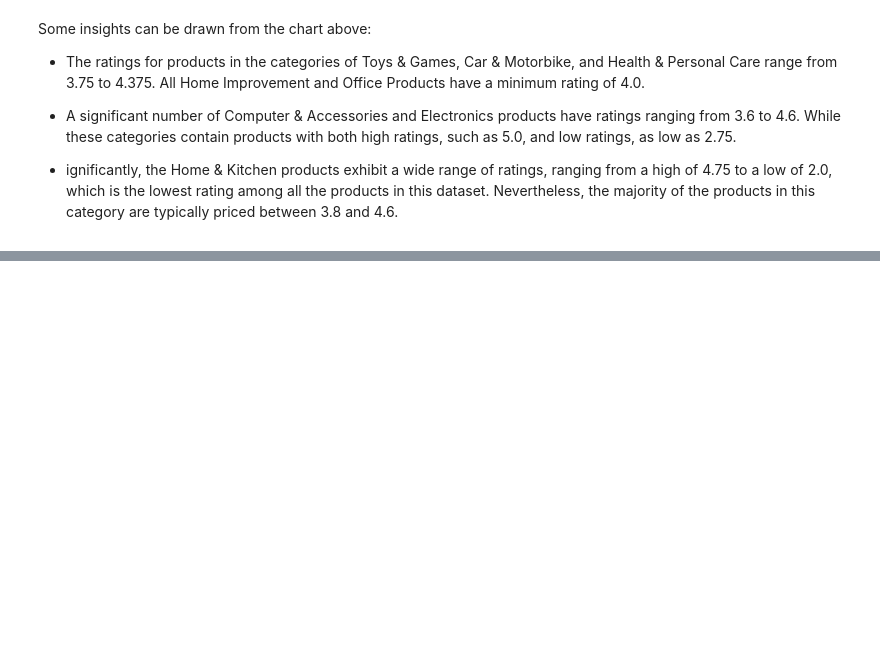
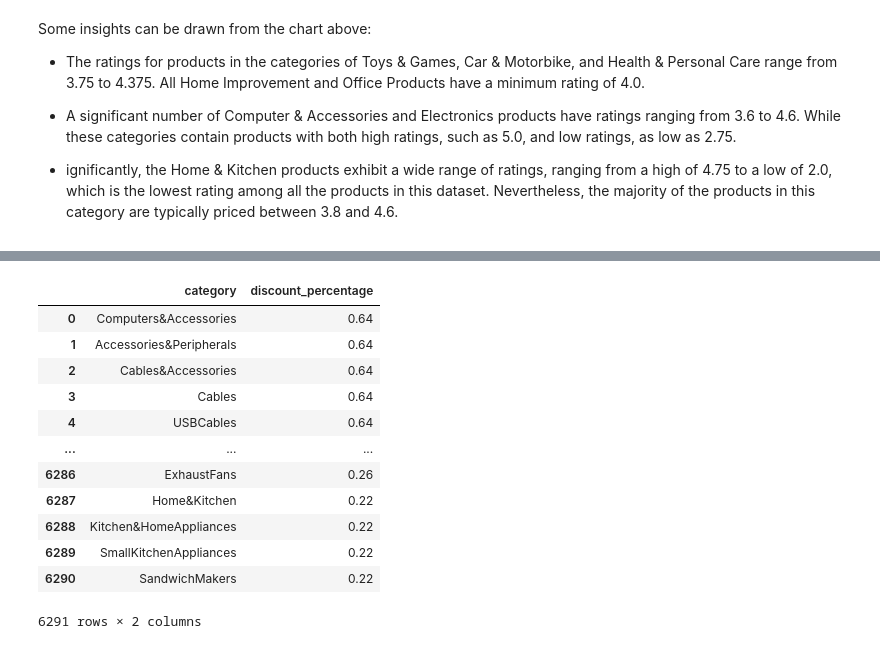
Before and after one commit to buijoe123145/Final_project---Progamming-for-data-science, a Jupyter notebook: src/Final_project.ipynb, the cells around one changed output, grey strips where cells are left out. Saved outputs shown, nothing was run; the diff lists cells and outputs as text; code cells hidden in the pictures; blank space fills up the shorter version.

```diff
--- a/src/Final_project.ipynb
+++ b/src/Final_project.ipynb
@@ -458,0 +476,28 @@ Some insights can be drawn from the chart above:
+# %%
+
+
+# Tách mỗi category thành một dòng riêng biệt
+categories_expanded = regularBigSale['category'].str.split('|', expand=True).stack()
+
+# Kết hợp với DataFrame gốc và đặt lại index
+result_df = (categories_expanded
+             .reset_index(level=1, drop=True)
+             .rename('category')
+             .to_frame()
+             .join(regularBigSale[['discount_percentage']])
+             .reset_index(drop=True))
+result_df
+# %% [output]
+|  | category | discount_percentage |
+| 0 | Computers&Accessories | 0.64 |
+| 1 | Accessories&Peripherals | 0.64 |
+| 2 | Cables&Accessories | 0.64 |
+| 3 | Cables | 0.64 |
+| 4 | USBCables | 0.64 |
+| ... | ... | ... |
+| 6286 | ExhaustFans | 0.26 |
+| 6287 | Home&Kitchen | 0.22 |
+| 6288 | Kitchen&HomeAppliances | 0.22 |
+| 6289 | SmallKitchenAppliances | 0.22 |
+| 6290 | SandwichMakers | 0.22 |
+6291 rows × 2 columns
```
Also changed, not shown: parts of 10 cells of this notebook, 1 other file.
